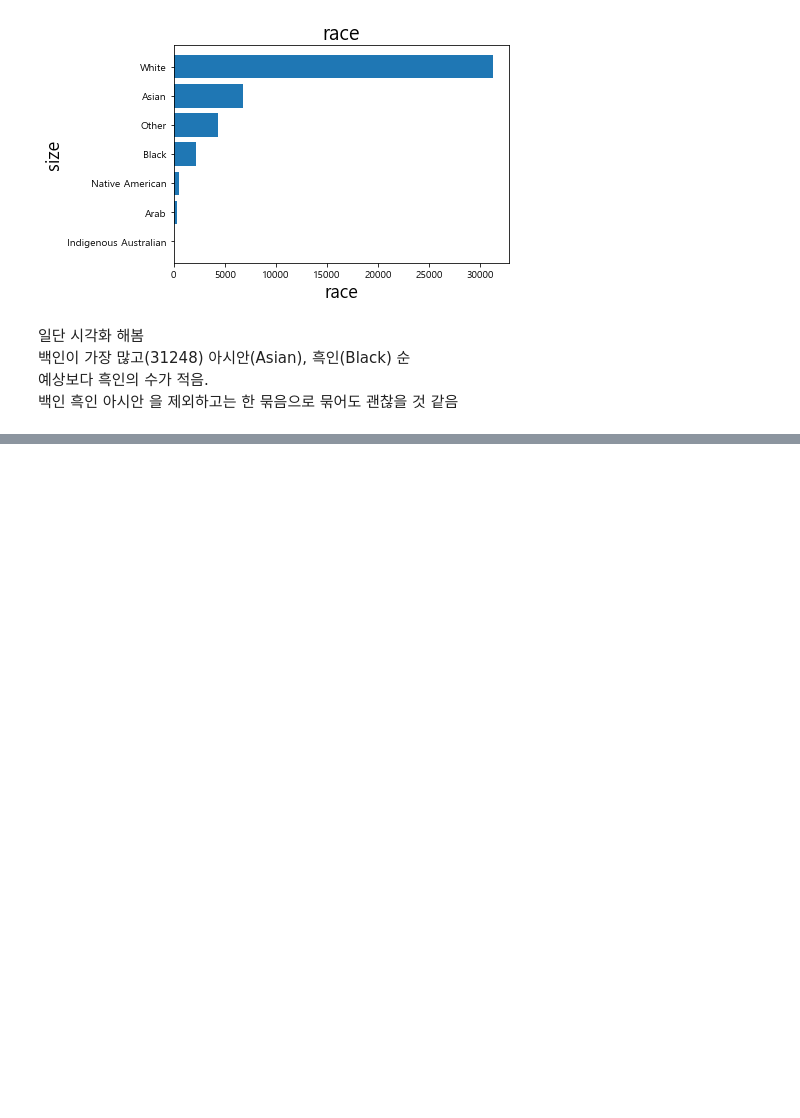
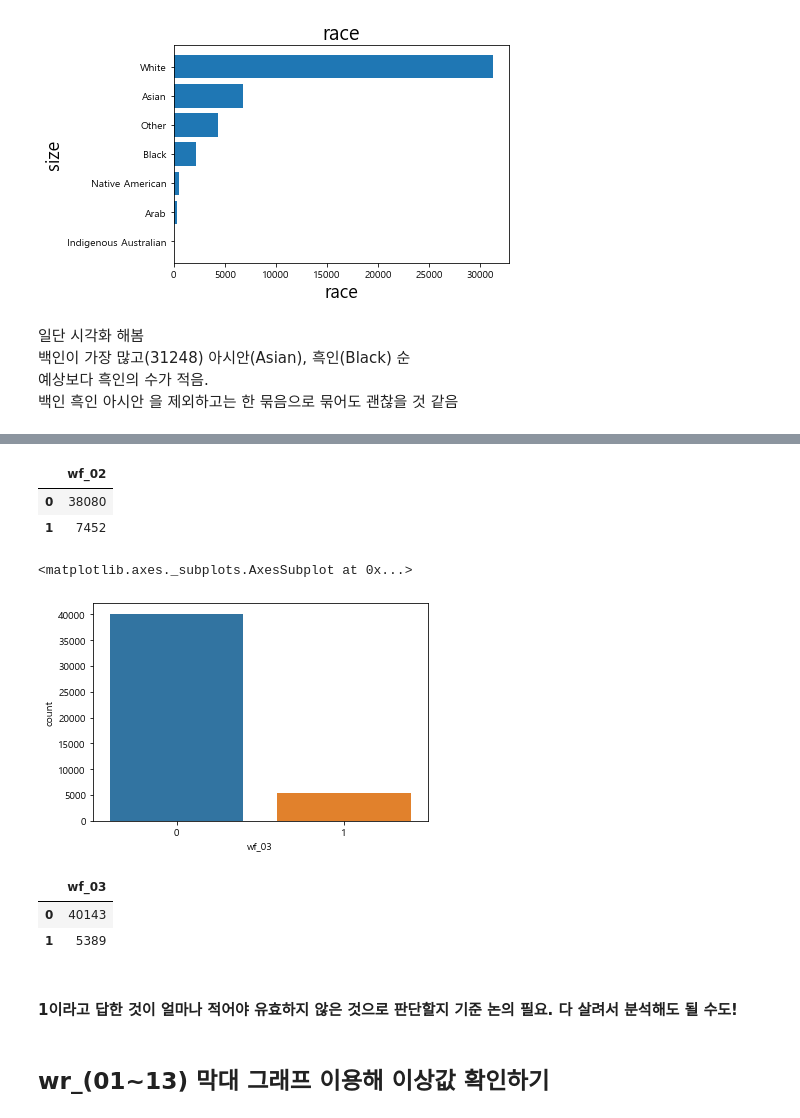
Before and after one commit to sryu219/TeamProject, a Jupyter notebook: FinalProject.ipynb, the cells around one changed output, grey strips where cells are left out. Saved outputs shown, nothing was run; the diff lists cells and outputs as text; code cells hidden in the pictures; blank space fills up the shorter version.

```diff
--- a/FinalProject.ipynb
+++ b/FinalProject.ipynb
@@ -409,0 +459,21 @@ Text(0, 0.5, 'size')
+# %%
+pd.DataFrame(train['wf_02'].value_counts())
+# %% [output]
+|  | wf_02 |
+| 0 | 38080 |
+| 1 | 7452 |
+# %%
+sns.countplot(x='wf_03', data=train)
+# %% [output]
+<matplotlib.axes._subplots.AxesSubplot at 0x...>
+[figure, added]
+# %%
+pd.DataFrame(train['wf_03'].value_counts())
+# %% [output]
+|  | wf_03 |
+| 0 | 40143 |
+| 1 | 5389 |
+# %% [markdown]
+#### 1이라고 답한 것이 얼마나 적어야 유효하지 않은 것으로 판단할지 기준 논의 필요. 다 살려서 분석해도 될 수도!
+# %% [markdown]
+## wr_(01~13)  막대 그래프 이용해 이상값 확인하기
```
Also changed, not shown: parts of 16 cells of this notebook.
